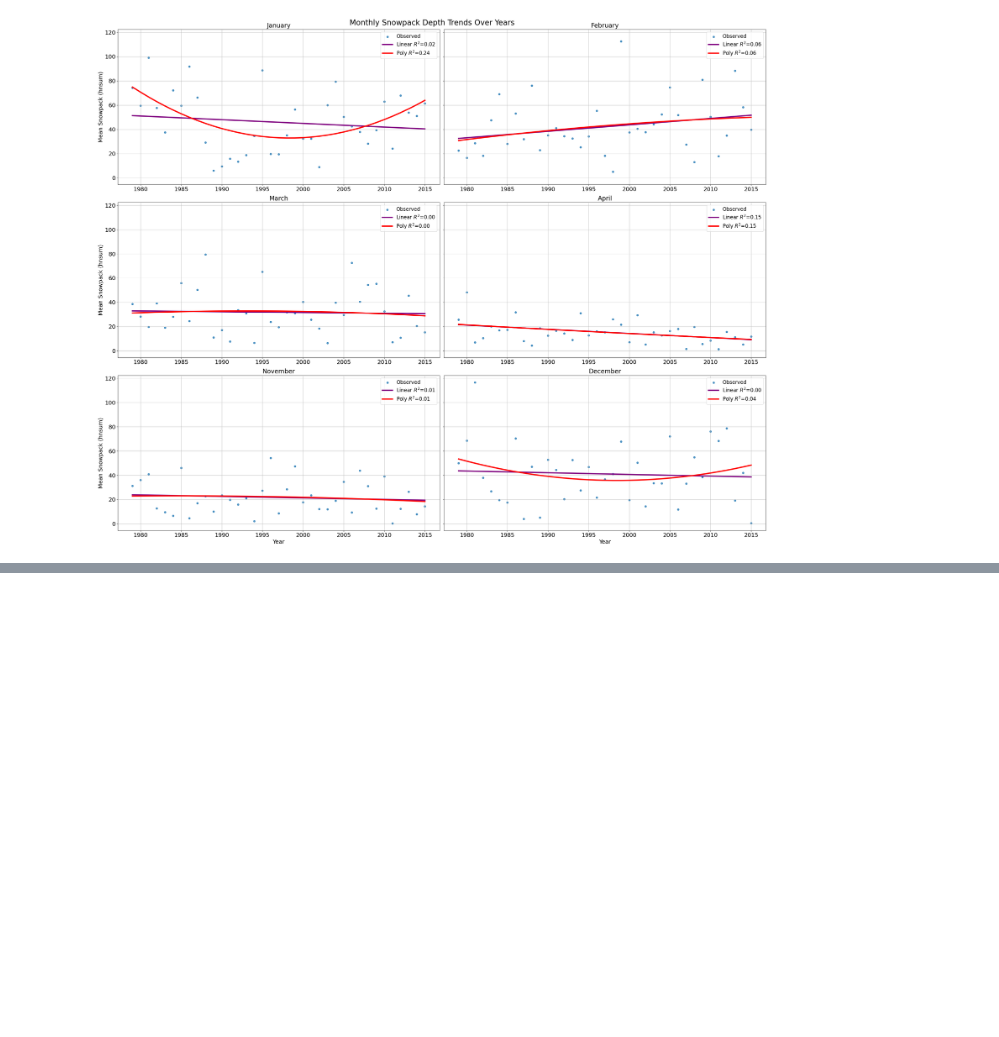
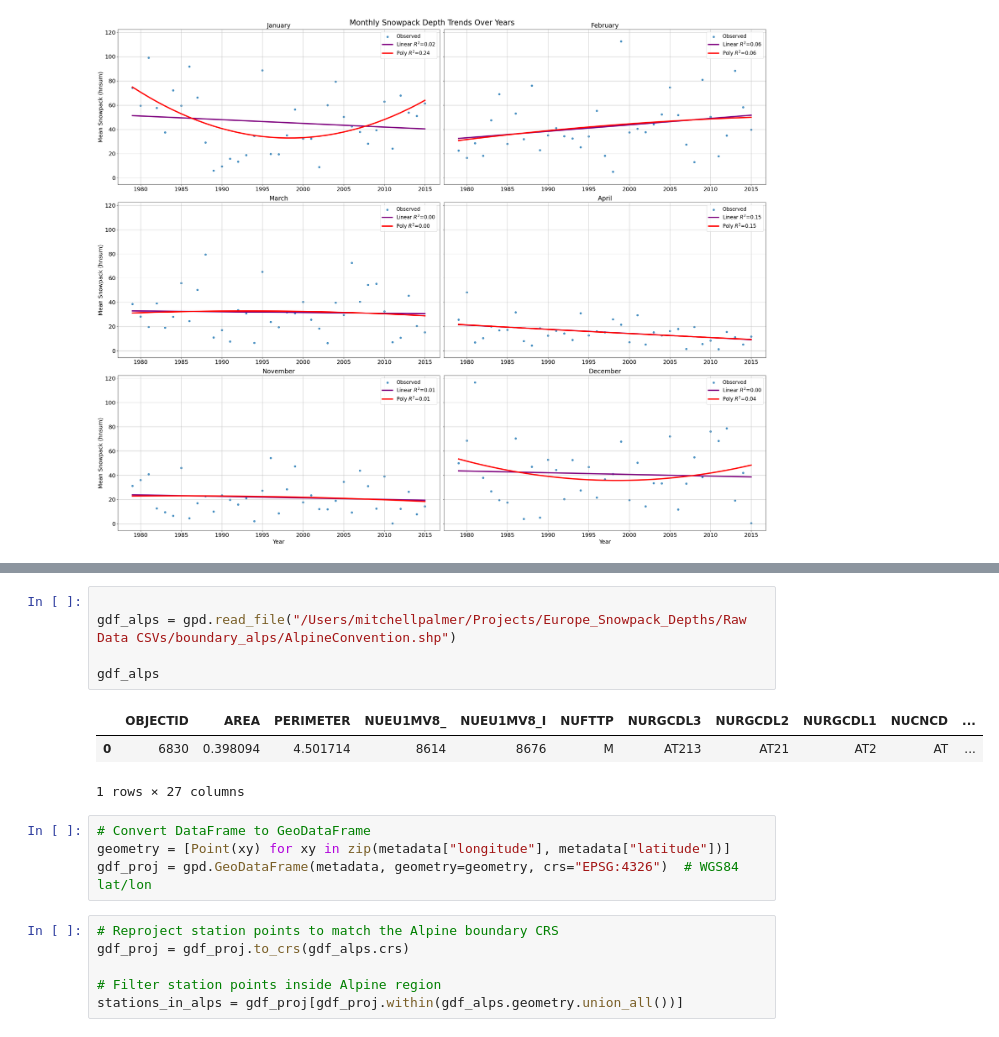
Before and after one commit to Mitch-P-Analyst/Europe_Snowpack_Depths, a Jupyter notebook: Part_2_EDA.ipynb, the cells around one changed output, grey strips where cells are left out. Saved outputs shown, nothing was run; the diff lists cells and outputs as text; blank space fills up the shorter version.

```diff
--- a/Part_2_EDA.ipynb
+++ b/Part_2_EDA.ipynb
@@ -302,0 +309,19 @@ fig.show()
+# %%
+
+gdf_alps = gpd.read_file("/Users/mitchellpalmer/Projects/Europe_Snowpack_Depths/Raw Data CSVs/boundary_alps/AlpineConvention.shp")
+
+gdf_alps
+# %% [output]
+|  | OBJECTID | AREA | PERIMETER | NUEU1MV8_ | NUEU1MV8_I | NUFTTP | NURGCDL3 | NURGCDL2 | NURGCDL1 | NUCNCD | ... |
+| 0 | 6830 | 0.398094 | 4.501714 | 8614 | 8676 | M | AT213 | AT21 | AT2 | AT | ... |
+1 rows × 27 columns
+# %%
+# Convert DataFrame to GeoDataFrame
+geometry = [Point(xy) for xy in zip(metadata["longitude"], metadata["latitude"])]
+gdf_proj = gpd.GeoDataFrame(metadata, geometry=geometry, crs="EPSG:4326")  # WGS84 lat/lon
+# %%
+# Reproject station points to match the Alpine boundary CRS
+gdf_proj = gdf_proj.to_crs(gdf_alps.crs)
+
+# Filter station points inside Alpine region
+stations_in_alps = gdf_proj[gdf_proj.within(gdf_alps.geometry.union_all())]
```
Also changed, not shown: parts of 6 cells of this notebook, 10 other files.
